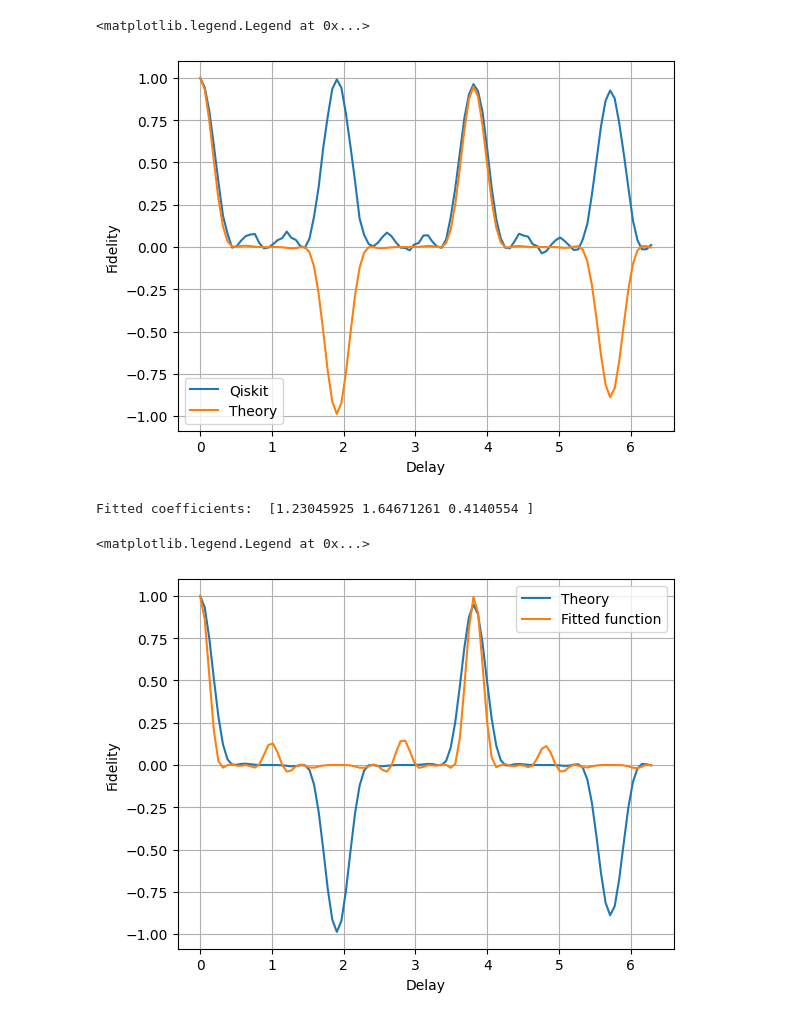
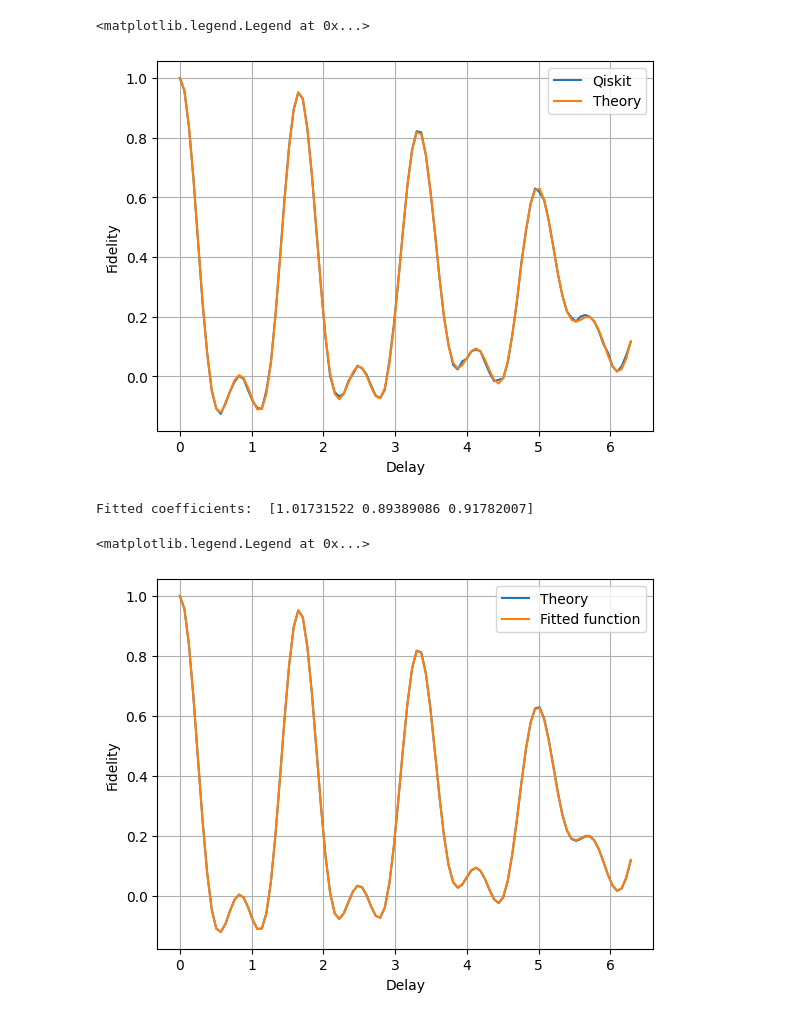
Before and after one commit to Davidkatom/Crosstalk, a Jupyter notebook: OscilationsManyQubits.ipynb, the cells around one changed output. Drawn from its saved outputs; the diff is of its cells as text; code cells hidden in the pictures.

```diff
--- a/OscilationsManyQubits.ipynb
+++ b/OscilationsManyQubits.ipynb
@@ -19,5 +19,6 @@ ibmqfactory.load_account:WARNING:2023-05-30 11:29:56,844: Credentials are alread
 # %%
-h = lambda n, J, z: sum([J[i] * (z[i] - 1) * (z[i + 1] - 1) for i in range(n - 1)])
+h = lambda n, J, z: sum([J[i] * (z[i] - 1) * (z[(i + 1)%n] - 1) for i in range(n)])
+
 def effective_hem(size, J):
     hem = np.zeros((2**size, 2**size))
     for i in range(2**size):
@@ -25,7 +26,6 @@ def effective_hem(size, J):
         Z = [(-1)**int(i) for i in binary]
         hem[i,i] = h(size, J, Z)
     return hem
-#print(effective_hem(4,[1,1,1]))
 # %%
 from scipy.linalg import expm
 import random
@@ -105,35 +113,48 @@ print(CalculateCrossTalk.one_dim(t,res[6], n))
 # %%
-def func(js,t):
-    H = effective_hem(n,js)
-    y = 1
-    for i in range(n**2-1):
-        y *= np.cos(0.5*H[i][i]*t)
-    return y
+# def func(js,t):
+#     H = effective_hem(n,js)
+#     y = 1
+#     for i in range(n**2-1):
+#         y *= np.cos(0.5*H[i][i]*t)
+#     return y
+def func(J, t):
+    n = len(J)
+    result = n
+    for i in range(n):
+        result += 2*np.cos(4 * J[i] * t)
+    for i in range(n):
+        result += np.cos(4 * (J[i] + J[(i+1)%n]) * t)
+    return result/(2*(2*n))
+
+
 Y = [func(J,t) for t in delay]
 plt.grid()
 plt.ylabel('Fidelity')
 plt.xlabel('Delay')
 plt.plot(delay,Z, label = 'Qiskit')
 plt.plot(delay,Y, label = 'Theory')
 plt.legend()
 # %% [output]
 <matplotlib.legend.Legend at 0x...>
-[figure, old version]
+[figure, new version]
 # %%
 from scipy.optimize import curve_fit
 
-# Define the function that you want to fit.
+#Define the function that you want to fit.
 def func(t, *js):
-    H = effective_hem(n, js)
-    y = 1
-    for i in range(n**2-1):
-        y *= np.cos(0.5*H[i][i]*t)
-    return y
+    n = len(js)
+    result = n
+    for i in range(n):
+        result += 2*np.cos(4 * js[i] * t)
+    for i in range(n):
+        result += np.cos(4 * (js[i] + js[(i+1)%n]) * t)
+    return result/(2*(2*n))
+
 
 # Initial guess for js
 # Here I'm assuming that js is a list of the same size as delay.
 # If that's not the case, you should provide an appropriate initial guess.
-initial_js = np.ones(n-1)
+initial_js = np.ones(n)
 
 # Fit your function to the data
 popt, pcov = curve_fit(func, delay, Z, p0=initial_js, bounds=(0,2))
@@ -153,6 +174,6 @@ plt.plot(delay, Y, label='Theory')
 plt.plot(delay, Y_fitted, label='Fitted function')
 plt.legend()
 # %% [output]
-Fitted coefficients:  [1.23045925 1.64671261 0.4140554 ]
+Fitted coefficients:  [1.01731522 0.89389086 0.91782007]
 <matplotlib.legend.Legend at 0x...>
-[figure, old version]
+[figure, new version]
```
Also changed, not shown: parts of 5 cells of this notebook, 1 other file.
